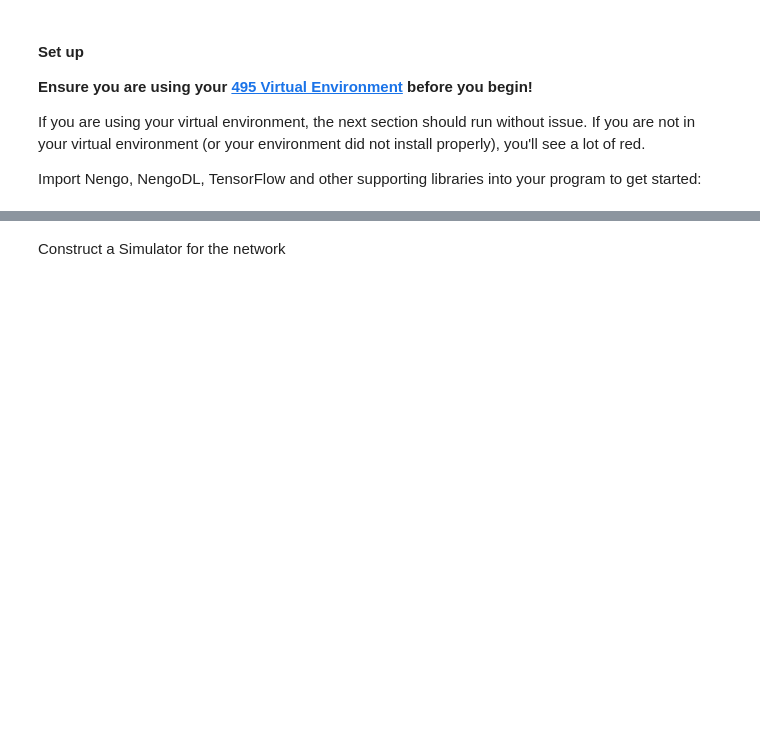
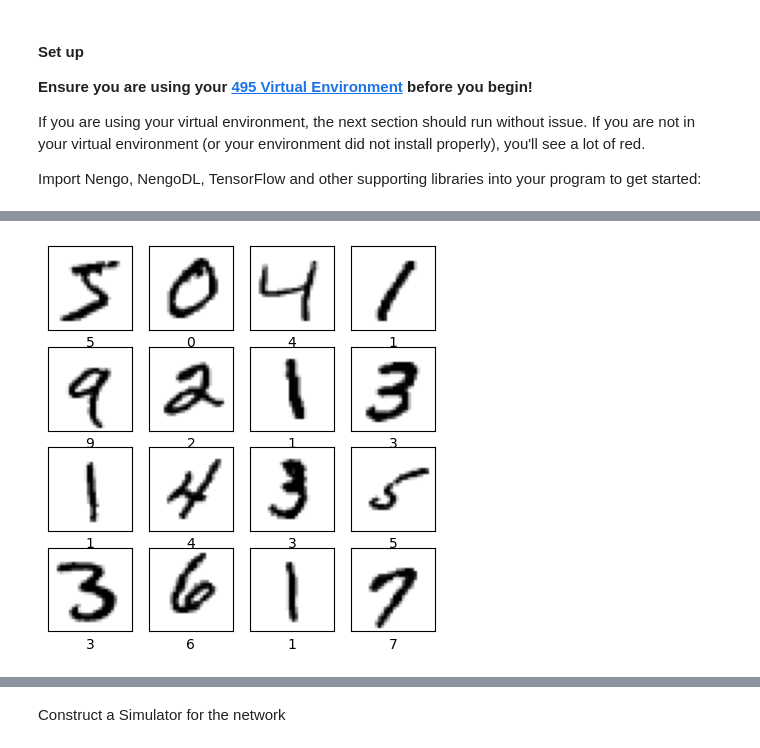
Before and after one commit to taylorharkley2/NeuralNets, a Jupyter notebook: ICE2_SNN.ipynb, the cells around one changed output, grey strips where cells are left out. Drawn from its saved outputs; the diff is of its cells as text; code cells hidden in the pictures; blank space fills up the shorter version.

```diff
--- a/ICE2_SNN.ipynb
+++ b/ICE2_SNN.ipynb
@@ -47,18 +36,0 @@ This is the first section you are required to edit!
-# %%
-mnist = tf.keras.datasets.mnist
-
-(train_images, train_labels), (test_images, test_labels) = mnist.load_data()
-
-# flatten images - note that they do not use a layer that flattens
-#   the data and instead pre-process the data to flatten
-#   The layer cannot handle a 4 dimensional input = image#, timestep, xdim, ydim
-#   Flatten to make it 3-D: image#, timestep, xdim*ydim
-train_images = train_images.reshape((train_images.shape[0], -1))
-test_images = test_images.reshape((test_images.shape[0], -1))
-
-plt.figure(figsize=(12, 4))
-for i in range(3):
-    plt.subplot(1, 3, i + 1)
-    plt.imshow(np.reshape(train_images[i], (28, 28)), cmap="gray")
-    plt.axis("off")
-    plt.title(str(train_labels[i]))
@@ -72,0 +51,20 @@ We will use [TensorNodes](https://www.nengo.ai/nengo-dl/tensor-node.html) to con
+# %%
+#Load your data
+(train_images, train_labels), (test_images, test_labels) = ???
+
+#Take a look at your data just to be sure it loaded as expected
+plt.figure(figsize=(5, 5))
+for i in range(16):
+    plt.subplot(4, 4, i + 1)
+    plt.xticks([])
+    plt.yticks([])
+    plt.grid(False)
+    plt.imshow(train_images[i], cmap=plt.cm.binary)
+    plt.xlabel(train_labels[i])
+plt.show()
+
+# Flatten your Images
+train_images = ???
+test_images = ???
+# %% [output]
+[figure, added]
```
Also changed, not shown: parts of 11 cells of this notebook.
